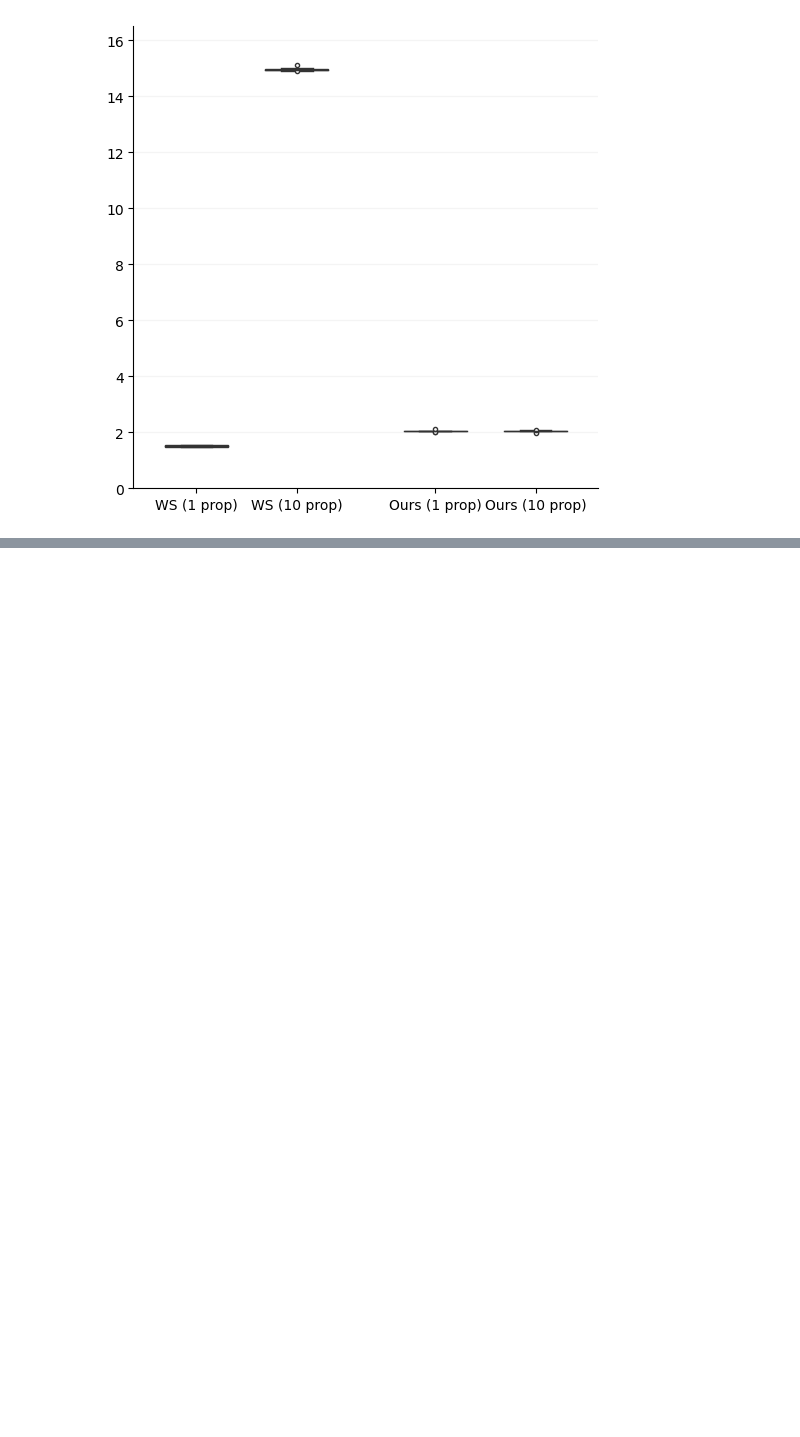
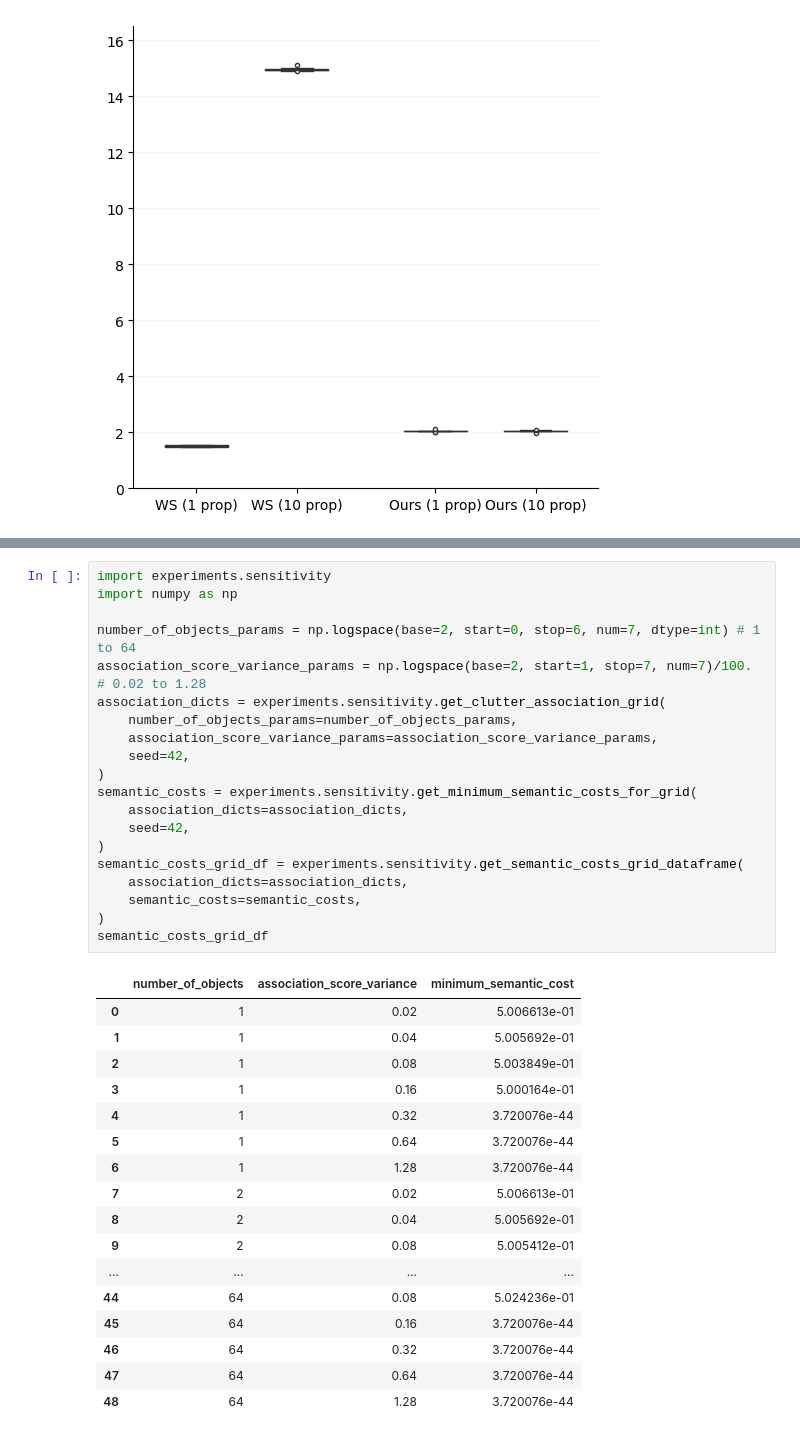
Before and after one commit to christophajohns/auit-pareto-solver, a Jupyter notebook: evaluation.ipynb, the cells around one changed output, grey strips where cells are left out. Saved outputs shown, nothing was run; the diff lists cells and outputs as text; blank space fills up the shorter version.

```diff
--- a/evaluation.ipynb
+++ b/evaluation.ipynb
@@ -469,0 +474,38 @@ fig_runtimes_5 = plot_runtimes(runtimes_5, SCENARIO_5)
+# %%
+import experiments.sensitivity
+import numpy as np
+
+number_of_objects_params = np.logspace(base=2, start=0, stop=6, num=7, dtype=int) # 1 to 64
+association_score_variance_params = np.logspace(base=2, start=1, stop=7, num=7)/100. # 0.02 to 1.28
+association_dicts = experiments.sensitivity.get_clutter_association_grid(
+    number_of_objects_params=number_of_objects_params,
+    association_score_variance_params=association_score_variance_params,
+    seed=42,
+)
+semantic_costs = experiments.sensitivity.get_minimum_semantic_costs_for_grid(
+    association_dicts=association_dicts,
+    seed=42,
+)
+semantic_costs_grid_df = experiments.sensitivity.get_semantic_costs_grid_dataframe(
+    association_dicts=association_dicts,
+    semantic_costs=semantic_costs,
+)
+semantic_costs_grid_df
+# %% [output]
+|  | number_of_objects | association_score_variance | minimum_semantic_cost |
+| 0 | 1 | 0.02 | 5.006613e-01 |
+| 1 | 1 | 0.04 | 5.005692e-01 |
+| 2 | 1 | 0.08 | 5.003849e-01 |
+| 3 | 1 | 0.16 | 5.000164e-01 |
+| 4 | 1 | 0.32 | 3.720076e-44 |
+| 5 | 1 | 0.64 | 3.720076e-44 |
+| 6 | 1 | 1.28 | 3.720076e-44 |
+| 7 | 2 | 0.02 | 5.006613e-01 |
+| 8 | 2 | 0.04 | 5.005692e-01 |
+| 9 | 2 | 0.08 | 5.005412e-01 |
+| ... | ... | ... | ... |
+| 44 | 64 | 0.08 | 5.024236e-01 |
+| 45 | 64 | 0.16 | 3.720076e-44 |
+| 46 | 64 | 0.32 | 3.720076e-44 |
+| 47 | 64 | 0.64 | 3.720076e-44 |
+| 48 | 64 | 1.28 | 3.720076e-44 |
```
Also changed, not shown: parts of 3 cells of this notebook, 4 other files.
